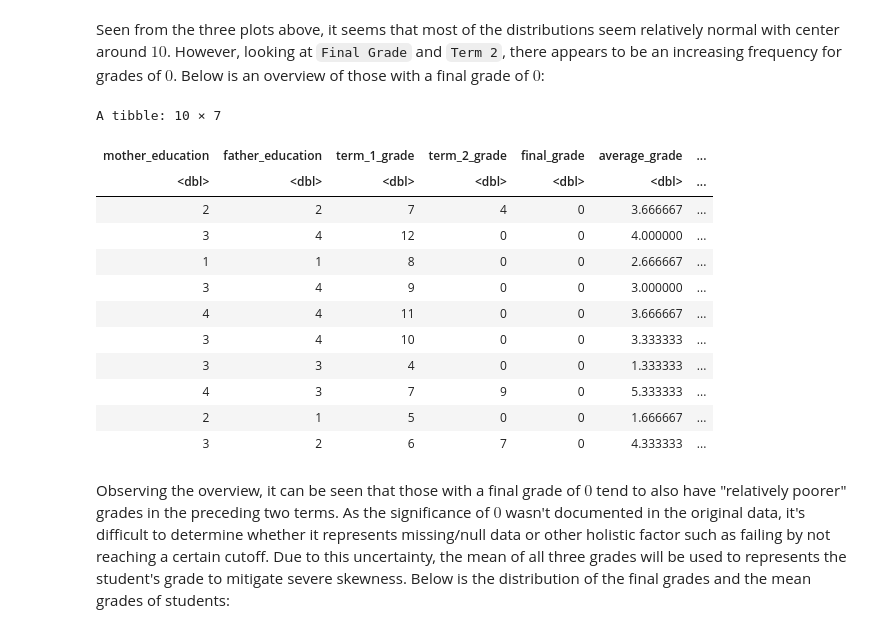
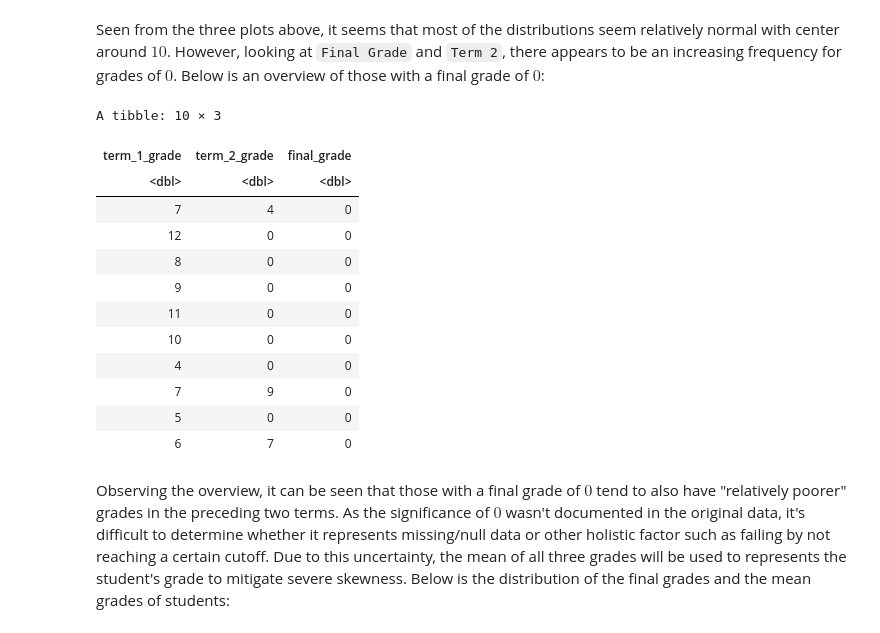
Before and after one commit to j-ackyao/STAT-Inference, a Jupyter notebook: project report.ipynb, the cells around one changed output. Saved outputs shown, nothing was run; the diff lists cells and outputs as text; code cells hidden in the pictures.

```diff
--- a/project report.ipynb
+++ b/project report.ipynb
@@ -142,9 +161,10 @@ combined_education_plot
 # %%
-student_data$parents_education[student_data$combined_education < 6] <- "less"
-student_data$parents_education[student_data$combined_education >= 6] <- "well"
+student_data$parents_education[student_data$combined_education <= 5] <- "less"
+student_data$parents_education[student_data$combined_education > 5] <- "well"
+
+student_data <- student_data |>
+    select(-combined_education)
 
 student_data |> group_by(parents_education) |>
     summarize(count = n())
-
-head(student_data)
 # %% [output]
@@ -185,22 +198,23 @@ Seen from the three plots above, it seems that most of the distributions seem re
 # %%
 student_data |>
     filter(final_grade == 0) |>
     mutate(average_term_grades = (term_1_grade + term_2_grade)/2) |>
+    select(term_1_grade, term_2_grade, final_grade) |>
     head(10)
 # %% [output]
-A tibble: 10 × 7
+A tibble: 10 × 3
-| mother_education | father_education | term_1_grade | term_2_grade | final_grade | average_grade | ... |
-| <dbl> | <dbl> | <dbl> | <dbl> | <dbl> | <dbl> | ... |
-| 2 | 2 | 7 | 4 | 0 | 3.666667 | ... |
-| 3 | 4 | 12 | 0 | 0 | 4.000000 | ... |
-| 1 | 1 | 8 | 0 | 0 | 2.666667 | ... |
-| 3 | 4 | 9 | 0 | 0 | 3.000000 | ... |
-| 4 | 4 | 11 | 0 | 0 | 3.666667 | ... |
-| 3 | 4 | 10 | 0 | 0 | 3.333333 | ... |
-| 3 | 3 | 4 | 0 | 0 | 1.333333 | ... |
-| 4 | 3 | 7 | 9 | 0 | 5.333333 | ... |
-| 2 | 1 | 5 | 0 | 0 | 1.666667 | ... |
-| 3 | 2 | 6 | 7 | 0 | 4.333333 | ... |
+| term_1_grade | term_2_grade | final_grade |
+| <dbl> | <dbl> | <dbl> |
+| 7 | 4 | 0 |
+| 12 | 0 | 0 |
+| 8 | 0 | 0 |
+| 9 | 0 | 0 |
+| 11 | 0 | 0 |
+| 10 | 0 | 0 |
+| 4 | 0 | 0 |
+| 7 | 9 | 0 |
+| 5 | 0 | 0 |
+| 6 | 7 | 0 |
 # %% [markdown]
 Observing the overview, it can be seen that those with a final grade of $0$ tend to also have "relatively poorer" grades in the preceding two terms. As the significance of $0$ wasn't documented in the original data, it's difficult to determine whether it represents missing/null data or other holistic factor such as failing by not reaching a certain cutoff. Due to this uncertainty, the mean of all three grades will be used to represents the student's grade to mitigate severe skewness. Below is the distribution of the final grades and the mean grades of students:
 # %%
```
Also changed, not shown: parts of 8 cells of this notebook.
